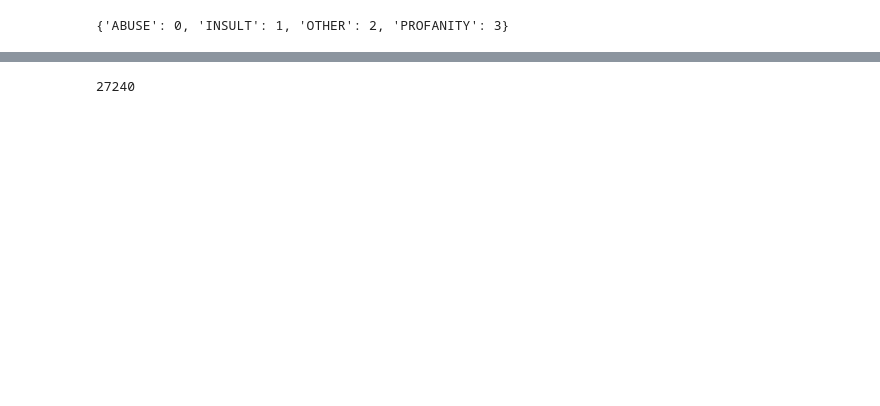
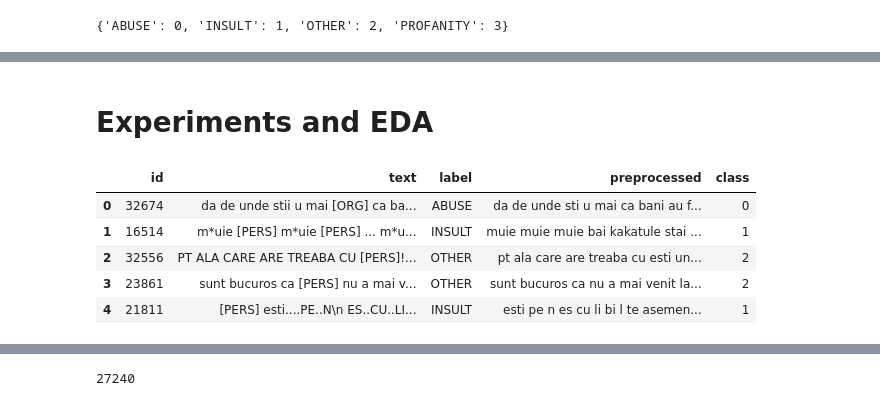
Before and after one commit to andrei-saceleanu/SemiSupervised, a Jupyter notebook: supervised.ipynb, the cells around one changed output, grey strips where cells are left out. Saved outputs shown, nothing was run; the diff lists cells and outputs as text; code cells hidden in the pictures; blank space fills up the shorter version.

Commit message:
updated notebooks after some experiments

```diff
--- a/supervised.ipynb
+++ b/supervised.ipynb
@@ -44,8 +85,5 @@ def preprocess(x):
     s = re.sub(r"[^a-zA-Z0-9]+"," ",s)
     s = re.sub(r" +"," ",s)
     s = re.sub(r"(.)\1+",r"\1",s)
-    s = " ".join([elem for elem in s.split(' ') if elem not in stops])
+
     return s
-
-data["preprocessed"] = data["text"].map(preprocess)
-data.head(5)
@@ -61,3 +92,6 @@ label_ids = {label_name:i for i, label_name in enumerate(sorted(set(data["label"
 label_ids
 # %% [output]
 {'ABUSE': 0, 'INSULT': 1, 'OTHER': 2, 'PROFANITY': 3}
+# %%
+data["preprocessed"] = data["text"].apply(preprocess)
+data.head()
@@ -63,0 +578,2 @@ label_ids
+# %% [markdown]
+# Experiments and EDA
@@ -63,0 +587,9 @@ label_ids
+# %%
+data.head()
+# %% [output]
+|  | id | text | label | preprocessed | class |
+| 0 | 32674 | da de unde stii u mai [ORG] ca ba... | ABUSE | da de unde sti u mai ca bani au f... | 0 |
+| 1 | 16514 | m*uie [PERS] m*uie [PERS] ... m*u... | INSULT | muie muie muie bai kakatule stai ... | 1 |
+| 2 | 32556 | PT ALA CARE ARE TREABA CU [PERS]!... | OTHER | pt ala care are treaba cu esti un... | 2 |
+| 3 | 23861 | sunt bucuros ca [PERS] nu a mai v... | OTHER | sunt bucuros ca nu a mai venit la... | 2 |
+| 4 | 21811 | [PERS] esti....PE..N\n ES..CU..LI... | INSULT | esti pe n es cu li bi l te asemen... | 1 |
```
Also changed, not shown: parts of 83 cells of this notebook, 3 other files.
